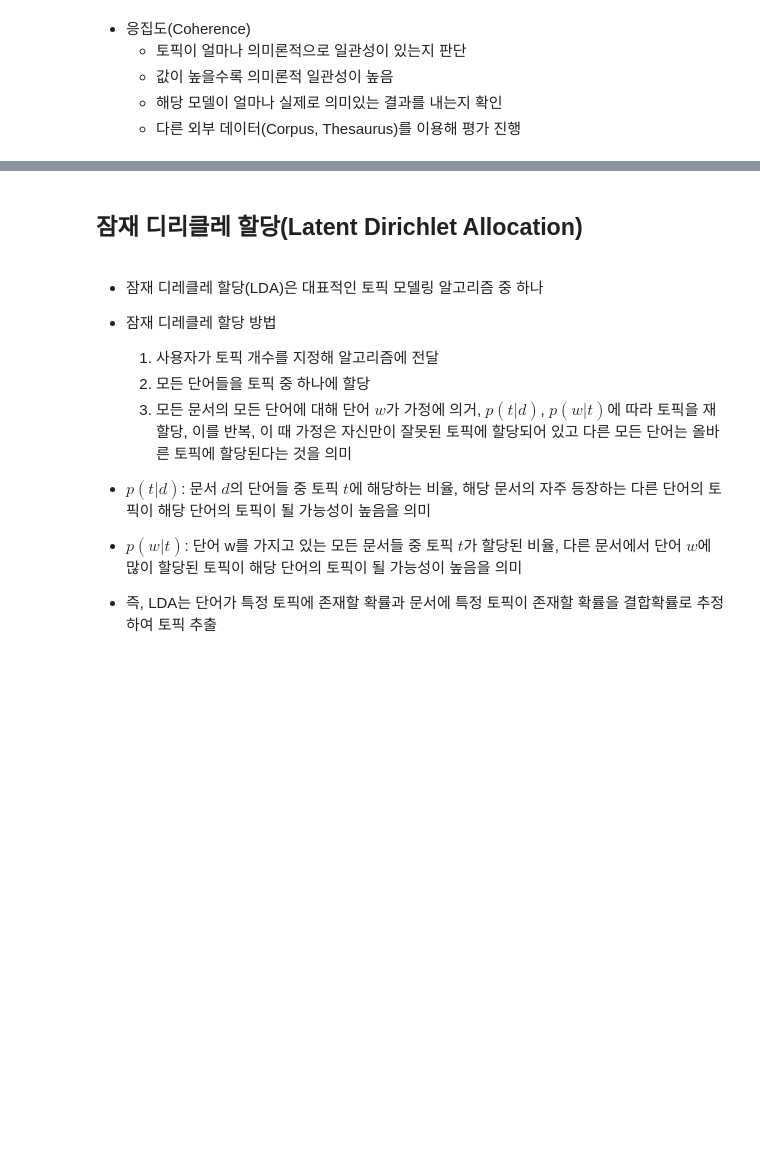
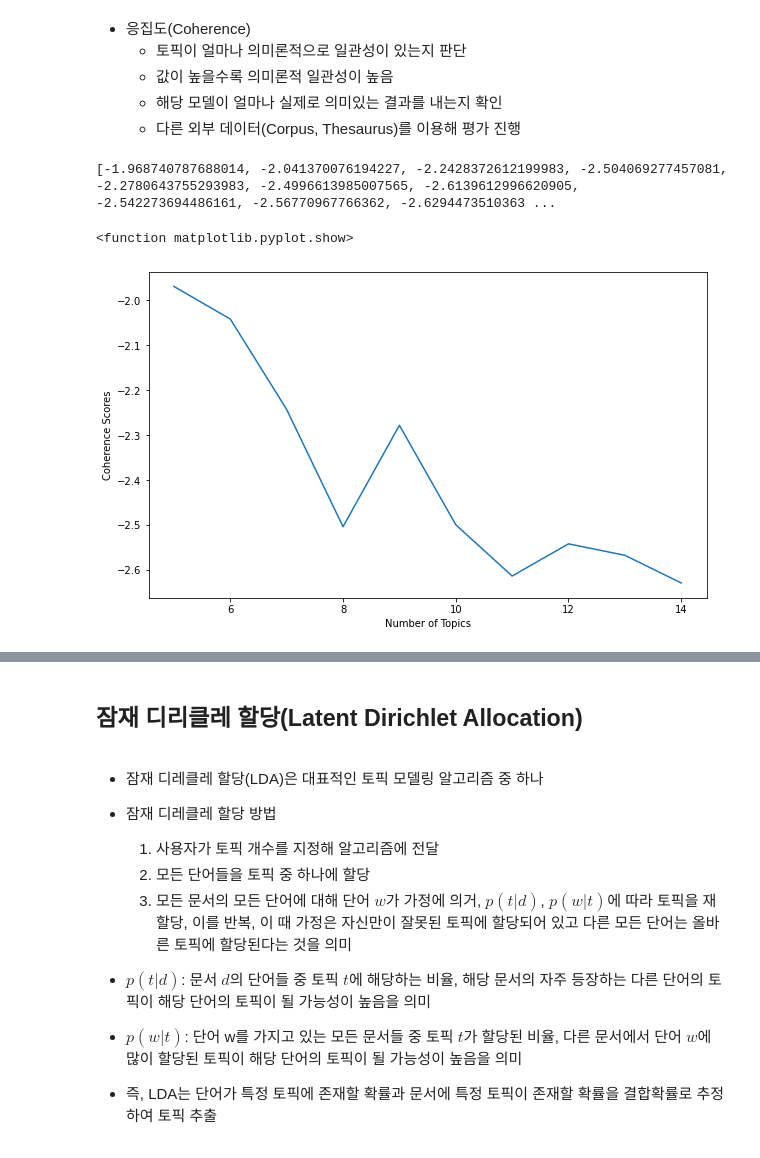
Before and after one commit to hyeonniii/NLP, a Jupyter notebook: _11_토픽_모델링(Topic_Modeling).ipynb, the cells around one changed output, grey strips where cells are left out. Saved outputs shown, nothing was run; the diff lists cells and outputs as text; code cells hidden in the pictures; blank space fills up the shorter version.

```diff
--- a/_11_토픽_모델링(Topic_Modeling).ipynb
+++ b/_11_토픽_모델링(Topic_Modeling).ipynb
@@ -16,0 +103,3 @@
+# %%
+news_df['article'] = news_df['article'].apply(clean_stopword)
+news_df['article']
@@ -16,0 +119,4 @@
+# %%
+tokenized_news = news_df['article'].apply(preprocessing)
+tokenized_news = tokenized_news.to_list()
+tokenized_news[1]
@@ -16,0 +141,11 @@
+# %%
+from gensim.corpora.dictionary import Dictionary
+
+dictionary = Dictionary(tokenized_news)
+print(len(dictionary))
+
+dictionary.filter_extremes(keep_n=2000, no_below=5, no_above=0.5)
+print(len(dictionary))
+
+corpus = [dictionary.doc2bow(text) for text in tokenized_news]
+print(len(corpus))
@@ -34,3 +199,30 @@
   * 값이 높을수록 의미론적 일관성이 높음
   * 해당 모델이 얼마나 실제로 의미있는 결과를 내는지 확인
   * 다른 외부 데이터(Corpus, Thesaurus)를 이용해 평가 진행
+# %%
+from gensim.models.coherencemodel import CoherenceModel
+
+min_topics, max_topics = 5,15
+coherence_scores=[]
+
+for num_topics in range(min_topics, max_topics):
+  model = LsiModel(corpus,num_topics=num_topics, id2word=dictionary)
+  coherence = CoherenceModel(model=model, texts=tokenized_news, dictionary=dictionary,coherence='u_mass')
+  coherence_scores.append(coherence.get_coherence())
+
+print(coherence_scores)
+# %% [output]
+[-1.968740787688014, -2.041370076194227, -2.2428372612199983, -2.504069277457081, -2.2780643755293983, -2.4996613985007565, -2.6139612996620905, -2.542273694486161, -2.56770967766362, -2.6294473510363 ...
+# %%
+import matplotlib.pyplot as plt
+
+x = [int(i) for i in range(min_topics, max_topics)]
+
+plt.figure(figsize=(10,6))
+plt.plot(x,coherence_scores)
+plt.xlabel('Number of Topics')
+plt.ylabel('Coherence Scores')
+plt.show
+# %% [output]
+<function matplotlib.pyplot.show>
+[figure, added]
```
Also changed, not shown: parts of 39 cells of this notebook.
